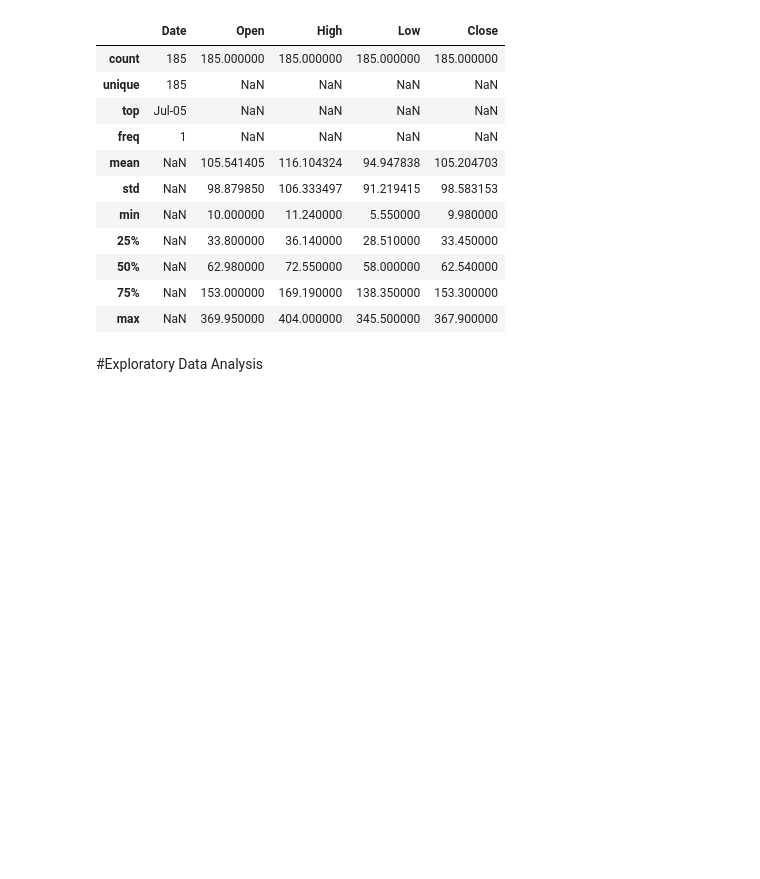
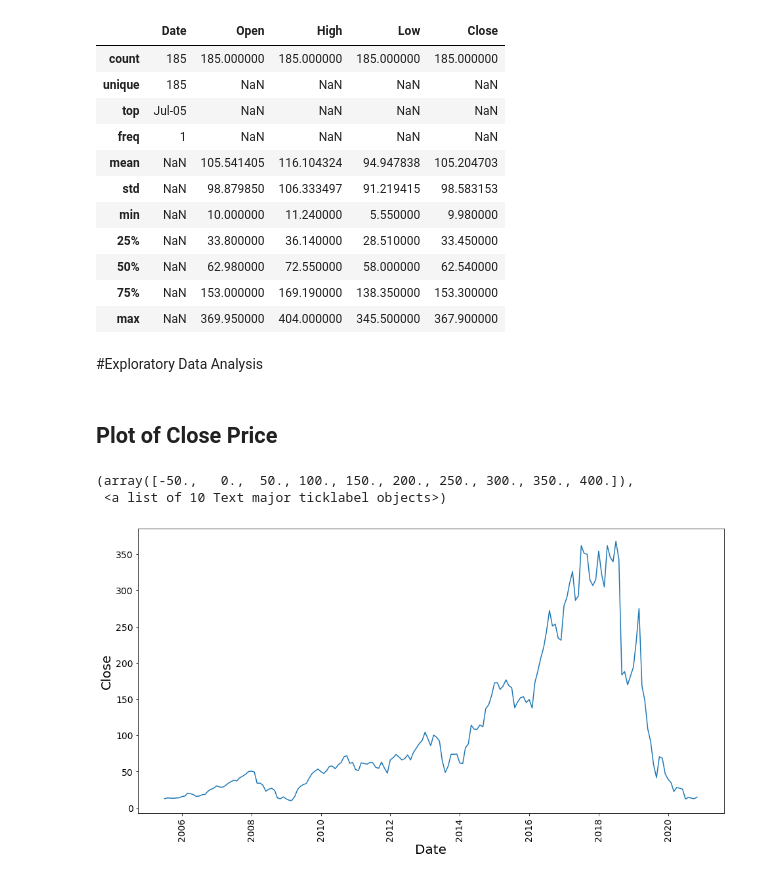
Before and after one commit to Ashfaquesayyed/Yes-bank-stock-closing-price-prediction, a Jupyter notebook: Yes_bank_stock_closing_price_new.ipynb, the cells around one changed output. Saved outputs shown, nothing was run; the diff lists cells and outputs as text; code cells hidden in the pictures; blank space fills up the shorter version.

```diff
--- a/Yes_bank_stock_closing_price_new.ipynb
+++ b/Yes_bank_stock_closing_price_new.ipynb
@@ -139,3 +139,23 @@ df.describe(include='all')
 df['Date'] = df['Date'].apply(lambda x: datetime.strptime(x, '%b-%y'))
 # %% [markdown]
 #Exploratory Data Analysis
+# %% [markdown]
+## Plot of Close Price
+# %%
+#figure size
+plt.figure(figsize=(16,8))
+
+#Plotting date vs close price graph
+sns.lineplot(x=df['Date'], y=df['Close'])
+
+#labelling
+plt.xlabel('Date', fontsize= 20)
+plt.ylabel('Close', fontsize= 20)
+
+#font size of numbers
+plt.xticks(rotation=90,fontsize=14)
+plt.yticks(fontsize=14)
+# %% [output]
+(array([-50.,   0.,  50., 100., 150., 200., 250., 300., 350., 400.]),
+ <a list of 10 Text major ticklabel objects>)
+[figure, added]
```
Also changed, not shown: parts of 19 cells of this notebook.
